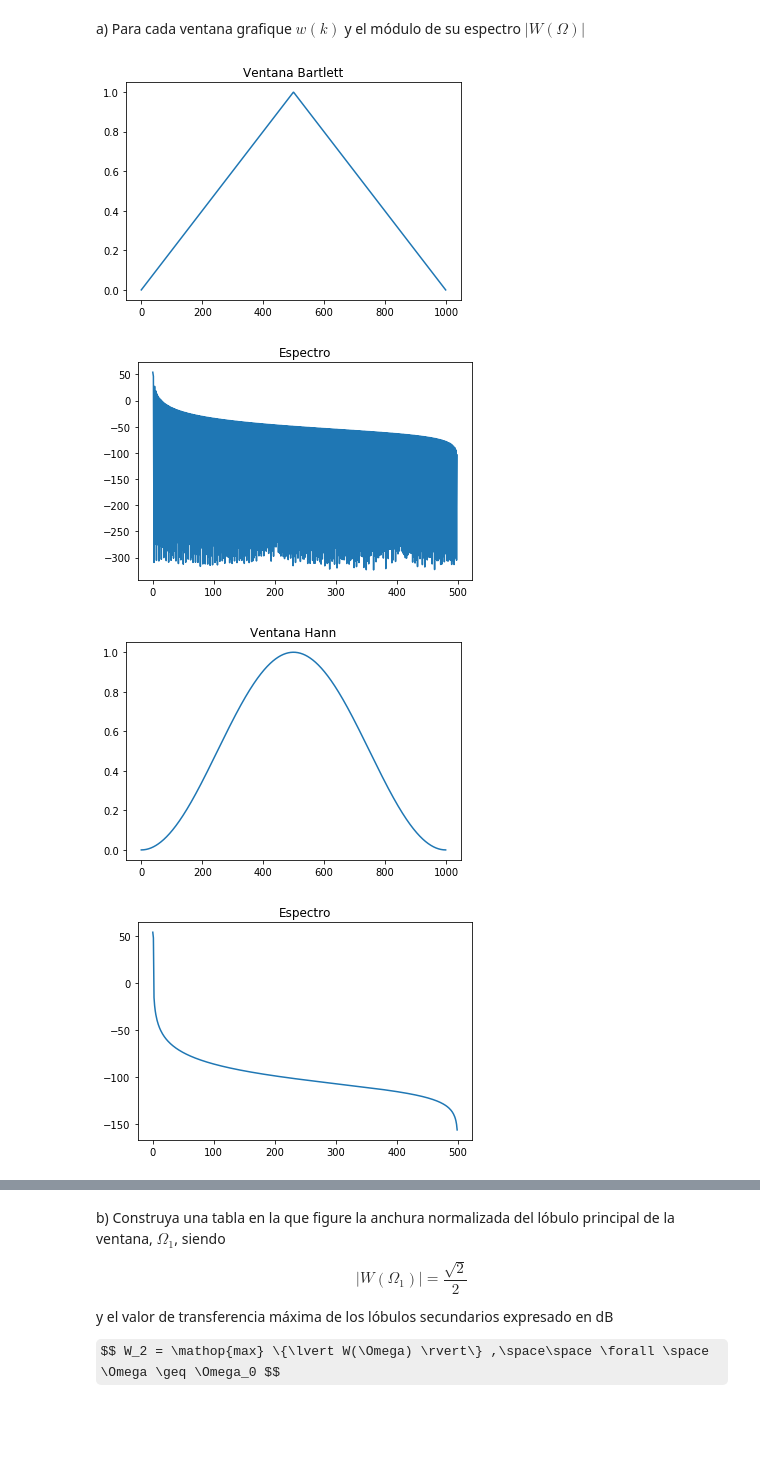
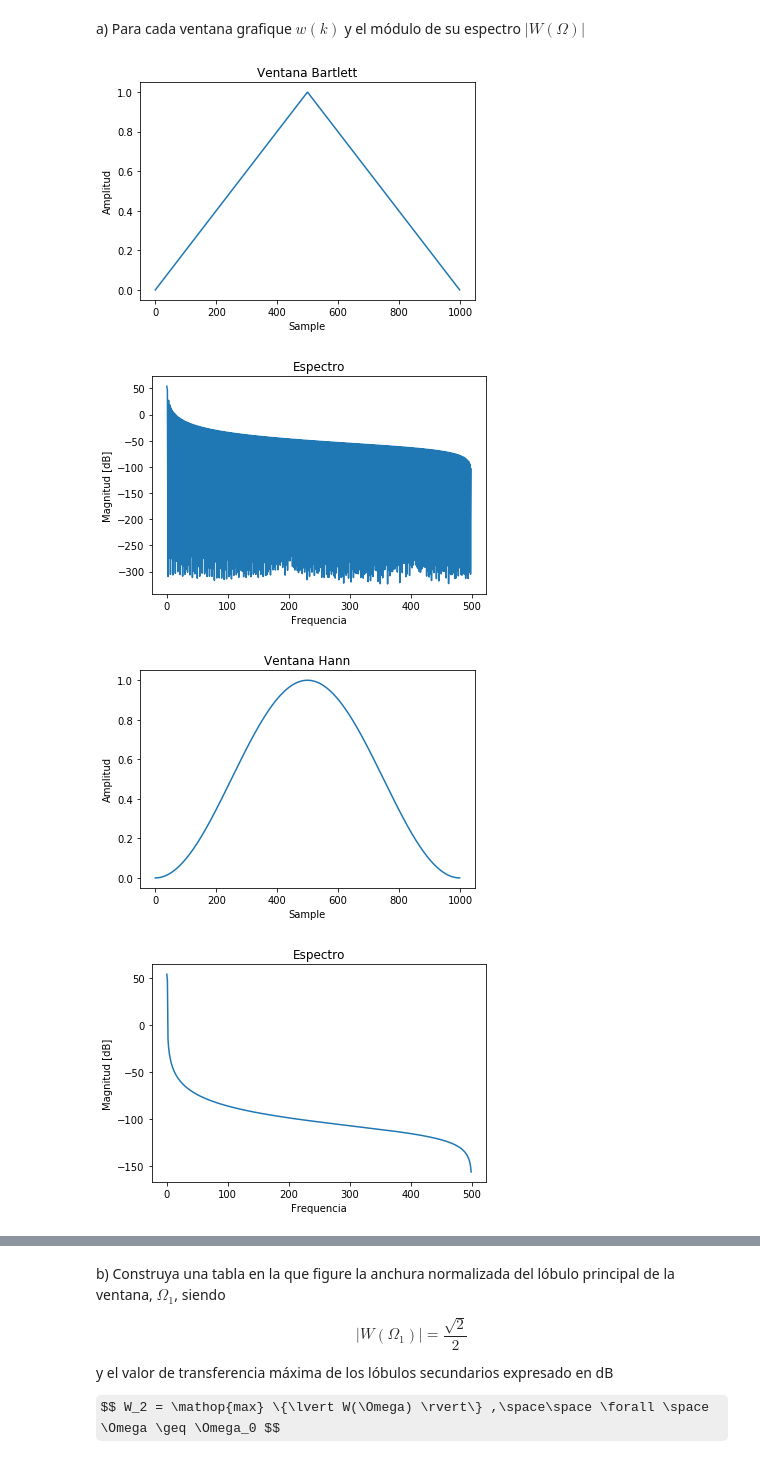
Before and after one commit to Rcastagnola/PDS, a Jupyter notebook: TP2/TP2 - Ventanas - Castagnola.ipynb, the cells around one changed output, grey strips where cells are left out. Drawn from its saved outputs; the diff is of its cells as text; code cells hidden in the pictures; some formulas as TeX source; blank space fills up the shorter version.

```diff
--- a/TP2/TP2 - Ventanas - Castagnola.ipynb
+++ b/TP2/TP2 - Ventanas - Castagnola.ipynb
@@ -87,34 +87,50 @@ sp3 = np.fft.fft(blackman)
 sp4 = np.fft.fft(flattop)
 
 plt.title('Ventana Bartlett' )
+plt.ylabel("Amplitud")
+plt.xlabel("Sample")
 plt.plot(bartlett)
 plt.show()
 plt.title('Espectro' )
+plt.ylabel("Magnitud [dB]")
+plt.xlabel("Frequencia")
 plt.plot(20*np.log10(np.absolute(sp1)[0:500]))
 plt.show()
 
 plt.title('Ventana Hann' )
+plt.ylabel("Amplitud")
+plt.xlabel("Sample")
 plt.plot(hann)
 plt.show()
 plt.title('Espectro' )
+plt.ylabel("Magnitud [dB]")
+plt.xlabel("Frequencia")
 plt.plot(20*np.log10(np.absolute(sp2)[0:500]))
 plt.show()
 
 plt.title('Ventana Blackman' )
+plt.ylabel("Amplitud")
+plt.xlabel("Sample")
 plt.plot(blackman)
 plt.show()
 plt.title('Espectro' )
+plt.ylabel("Magnitud [dB]")
+plt.xlabel("Frequencia")
 plt.plot(20*np.log10(np.absolute(sp3)[0:500]))
 plt.show()
 
 plt.title('Ventana Flat-top' )
+plt.ylabel("Amplitud")
+plt.xlabel("Sample")
 plt.plot(flattop)
 plt.show()
 plt.title('Espectro' )
+plt.ylabel("Magnitud [dB]")
+plt.xlabel("Frequencia")
 plt.plot(20*np.log10(np.absolute(sp4)[0:500]))
 plt.show()
 # %% [output]
-[figure, old version]
+[figure, new version]
-[figure, old version]
+[figure, new version]
-[figure, old version]
+[figure, new version]
-[figure, old version]
+[figure, new version]
```
Also changed, not shown: parts of 1 cell of this notebook, 4 other files.
